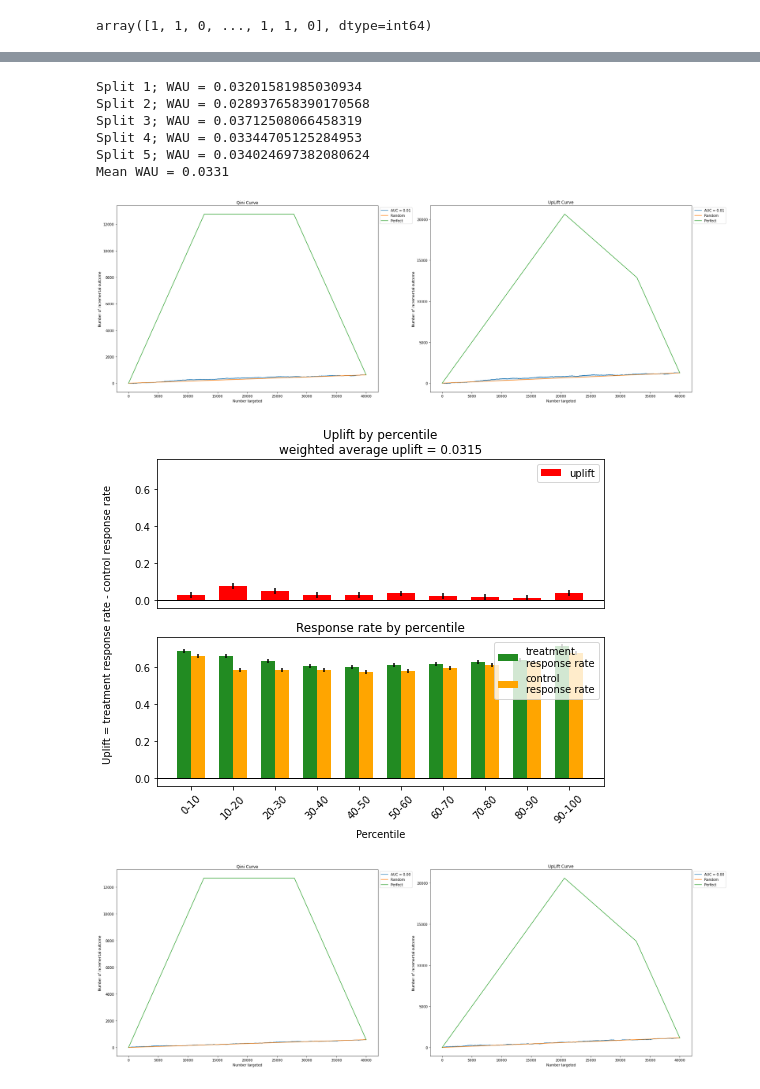
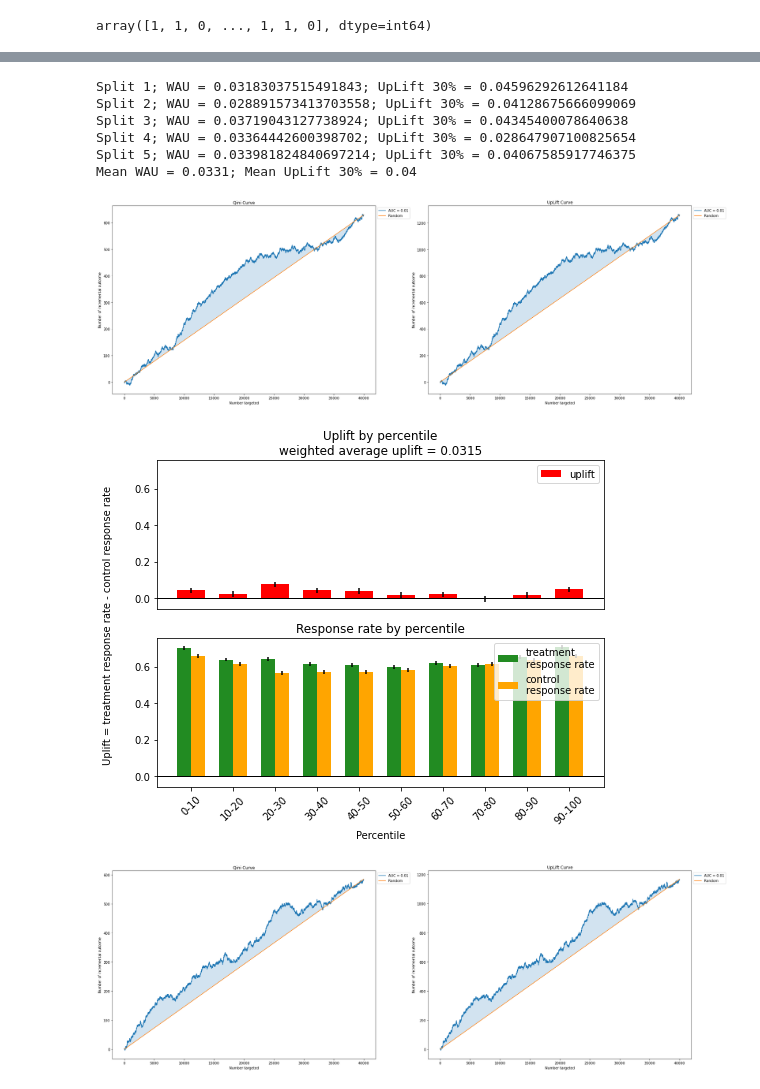
Before and after one commit to JacKira/MastersDegree, a Jupyter notebook: Notebooks/X5/X5_Churn.ipynb, the cells around one changed output, grey strips where cells are left out. Saved outputs shown, nothing was run; the diff lists cells and outputs as text; code cells hidden in the pictures.

```diff
--- a/Notebooks/X5/X5_Churn.ipynb
+++ b/Notebooks/X5/X5_Churn.ipynb
@@ -161,4 +164 @@ Split 5; WAU = 0.014065659800807508
 [figure]
-# %%
-metrics = np.array(metrics)
-print(f'Mean WAU = {np.round(np.mean(metrics), 4)}')
@@ -166,0 +165,4 @@ Mean WAU = 0.0121
+# %%
+wau = np.round(np.mean(metrics['wau']), 4)
+uplift_overall = np.round(np.mean(metrics['uplift_k']), 4)
+print(f'Mean WAU = {wau}; Mean UpLift 30% = {uplift_overall}')
@@ -221,7 +225,7 @@ array([], shape=(0, 1), dtype=int64)
 #Default data
 skf = StratifiedKFold(n_splits=5)
 skf.get_n_splits(X, y)
-metrics = []
+metrics = {'wau':[], 'uplift_k':[]}
 i = 0
 
 for train_index, test_index in skf.split(X, y):
@@ -245,17 +249,20 @@ for train_index, test_index in skf.split(X, y):
       gc.collect()
       wau = weighted_average_uplift(y_true=y_test_ , uplift=y_pred,
                               treatment=treat[test_index])
-      metrics.append(wau)
+      uplift_overall = uplift_at_k(y_true=y_test_ , uplift=y_pred,
+                              treatment=treat[test_index], strategy='overall', k=0.3)
+      metrics['wau'].append(wau)
+      metrics['uplift_k'].append(uplift_overall)
       i += 1
-      print(f'Split {i}; WAU = {wau}')
+      print(f'Split {i}; WAU = {wau}; UpLift 30% {uplift_overall}')
       fig, ax = plt.subplots(1, 2, figsize = (30, 10))
       ax[0].set_title('Qini Curve')
       ax[1].set_title('UpLift Curve')
       plot_qini_curve(y_true=y_test_ , uplift=y_pred,
-                              treatment=treat[test_index], ax = ax[0])
+                              treatment=treat[test_index], ax = ax[0], perfect=False)
       gc.collect()
       plot_uplift_curve(y_true=y_test_ , uplift=y_pred,
-                              treatment=treat[test_index], ax = ax[1])
+                              treatment=treat[test_index], ax = ax[1], perfect=False)
       gc.collect()
       gc.collect()
       gc.collect()
@@ -266,6 +273,7 @@ for train_index, test_index in skf.split(X, y):
       plt.savefig(f"Plots/Two model Procentile Split {i}.png")
 
 
-metrics = np.array(metrics)
-print(f'Mean WAU = {np.round(np.mean(metrics), 4)}')
+wau = np.round(np.mean(metrics['wau']), 4)
+uplift_overall = np.round(np.mean(metrics['uplift_k']), 4)
+print(f'Mean WAU = {wau}; Mean UpLift 30% = {uplift_overall}')
 # %% [output]
@@ -375,7 +385,7 @@ import matplotlib.pyplot as plt
 #Default data
 skf = KFold(n_splits=5)
 skf.get_n_splits(X, y)
-metrics = []
+metrics = {'wau':[], 'uplift_k':[]}
 i = 0
 
 for train_index, test_index in skf.split(X, y):
@@ -383,45 +393,49 @@ for train_index, test_index in skf.split(X, y):
       X_train_, X_test_ = X[train_index], X[test_index]
       y_train_, y_test_ = y[train_index], y[test_index]
       reg = CatBoostRegressor(verbose=0)
       reg.fit(X_train_, y_train_)
       y_pred = reg.predict(X_test_)
       del reg
       del X_train_
       del y_train_
       del X_test_
       gc.collect()
       wau = weighted_average_uplift(y_true=targ[test_index] , uplift=y_pred,
                               treatment=treat[test_index])
-      metrics.append(wau)
+      uplift_overall = uplift_at_k(y_true=targ[test_index] , uplift=y_pred,
+                              treatment=treat[test_index], strategy='overall', k=0.3)
+      metrics['wau'].append(wau)
+      metrics['uplift_k'].append(uplift_overall)
       i += 1
-      print(f'Split {i}; WAU = {wau}')
+      print(f'Split {i}; WAU = {wau}; UpLift 30% = {uplift_overall}')
       fig, ax = plt.subplots(1, 2, figsize = (30, 10))
       ax[0].set_title('Qini Curve')
       ax[1].set_title('UpLift Curve')
       plot_qini_curve(y_true=targ[test_index] , uplift=y_pred,
-                              treatment=treat[test_index], ax = ax[0])
+                              treatment=treat[test_index], ax = ax[0], perfect=False)
       gc.collect()
       plot_uplift_curve(y_true=targ[test_index] , uplift=y_pred,
-                              treatment=treat[test_index], ax = ax[1])
+                              treatment=treat[test_index], ax = ax[1], perfect=False)
       gc.collect()
       gc.collect()
       gc.collect()
       plt.savefig(f"Plots/Regression model Split {i}.png")
 
       plot_uplift_by_percentile(y_true=targ[test_index], uplift=y_pred,
                               treatment=treat[test_index], kind='bar')
       plt.savefig(f"Plots/Regression model Procentile Split {i}.png")
 
 
-metrics = np.array(metrics)
-print(f'Mean WAU = {np.round(np.mean(metrics), 4)}')
+wau = np.round(np.mean(metrics['wau']), 4)
+uplift_overall = np.round(np.mean(metrics['uplift_k']), 4)
+print(f'Mean WAU = {wau}; Mean UpLift 30% = {uplift_overall}')
 # %% [output]
-Split 1; WAU = 0.03201581985030934
-Split 2; WAU = 0.028937658390170568
-Split 3; WAU = 0.03712508066458319
-Split 4; WAU = 0.03344705125284953
-Split 5; WAU = 0.034024697382080624
-Mean WAU = 0.0331
+Split 1; WAU = 0.03183037515491843; UpLift 30% = 0.04596292612641184
+Split 2; WAU = 0.028891573413703558; UpLift 30% = 0.04128675666099069
+Split 3; WAU = 0.03719043127738924; UpLift 30% = 0.04345400078640638
+Split 4; WAU = 0.03364442600398702; UpLift 30% = 0.028647907100825654
+Split 5; WAU = 0.033981824840697214; UpLift 30% = 0.04067585917746375
+Mean WAU = 0.0331; Mean UpLift 30% = 0.04
-[figure, old version]
+[figure, new version]
-[figure, old version]
+[figure, new version]
-[figure, old version]
+[figure, new version]
```
Also changed, not shown: parts of 9 cells of this notebook, 28 other files.
